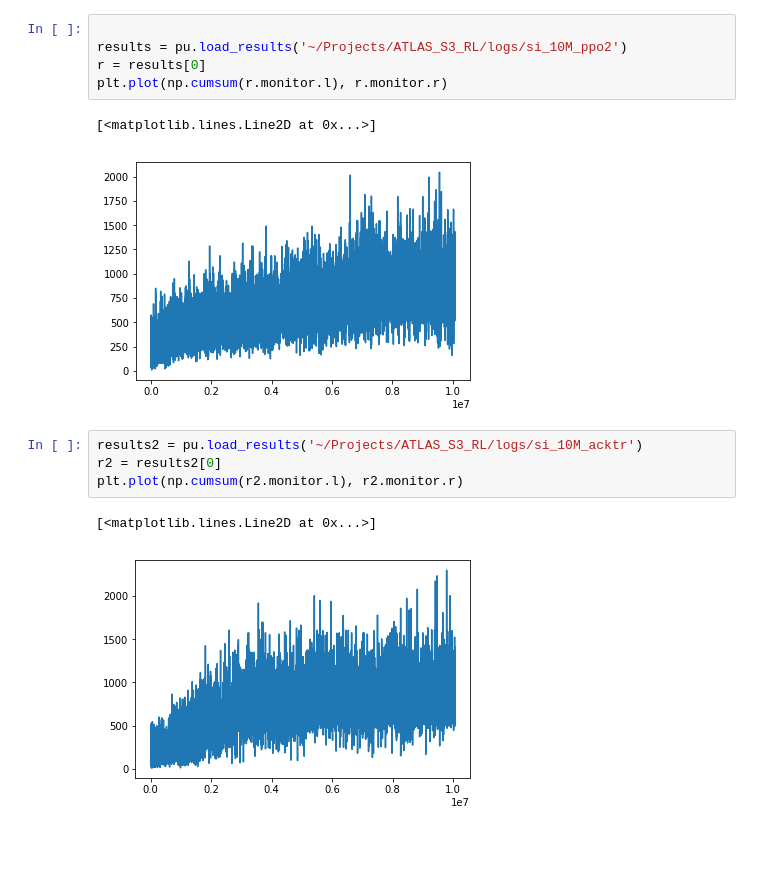
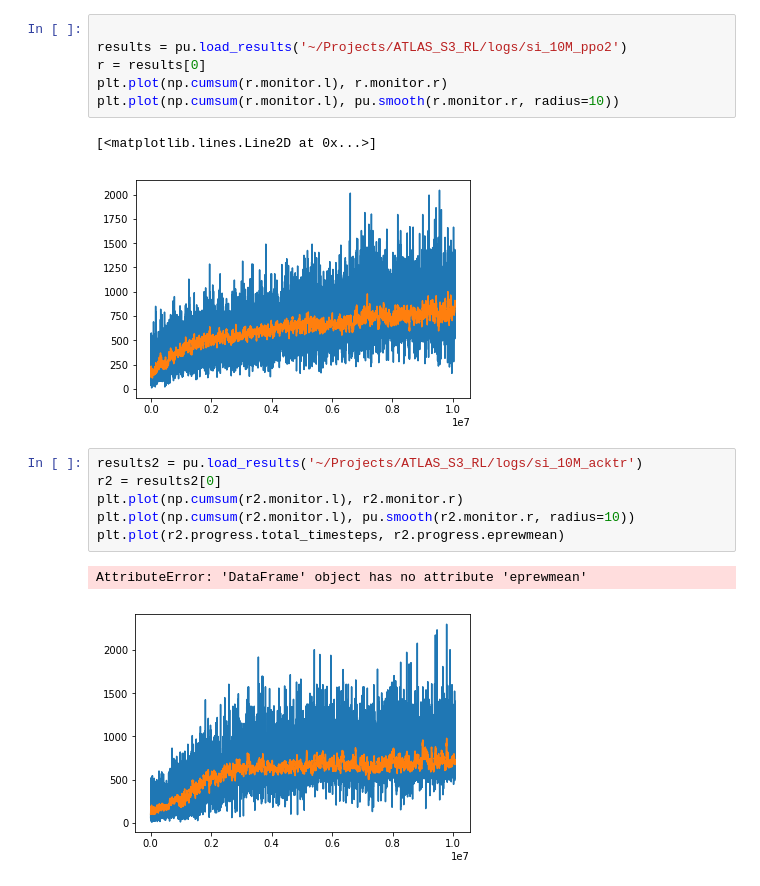
Before and after one commit to akarshgopal/ATLAS_S3_RL, a Jupyter notebook: Baselines_Viz.ipynb, the cells around one changed output. Saved outputs shown, nothing was run; the diff lists cells and outputs as text; blank space fills up the shorter version.

Commit message:
updated visualisation

```diff
--- a/Baselines_Viz.ipynb
+++ b/Baselines_Viz.ipynb
@@ -7,18 +7,21 @@ Logging to /tmp/openai-2018-11-18-15-48-37-354120
 # %%
 
 results = pu.load_results('~/Projects/ATLAS_S3_RL/logs/si_10M_ppo2')
 r = results[0]
 plt.plot(np.cumsum(r.monitor.l), r.monitor.r)
+plt.plot(np.cumsum(r.monitor.l), pu.smooth(r.monitor.r, radius=10))
 # %% [output]
 [<matplotlib.lines.Line2D at 0x...>]
-[figure, old version]
+[figure, new version]
 # %%
 results2 = pu.load_results('~/Projects/ATLAS_S3_RL/logs/si_10M_acktr')
 r2 = results2[0]
 plt.plot(np.cumsum(r2.monitor.l), r2.monitor.r)
+plt.plot(np.cumsum(r2.monitor.l), pu.smooth(r2.monitor.r, radius=10))
+plt.plot(r2.progress.total_timesteps, r2.progress.eprewmean)
 # %% [output]
-[<matplotlib.lines.Line2D at 0x...>]
+AttributeError: 'DataFrame' object has no attribute 'eprewmean'
-[figure, old version]
+[figure, new version]
 # %%
 results3 = pu.load_results('~/Projects/ATLAS_S3_RL/logs/pong_10M_ppo2')
 r3 = results3[0]
```
Also changed, not shown: parts of 4 cells of this notebook, 11 other files.
